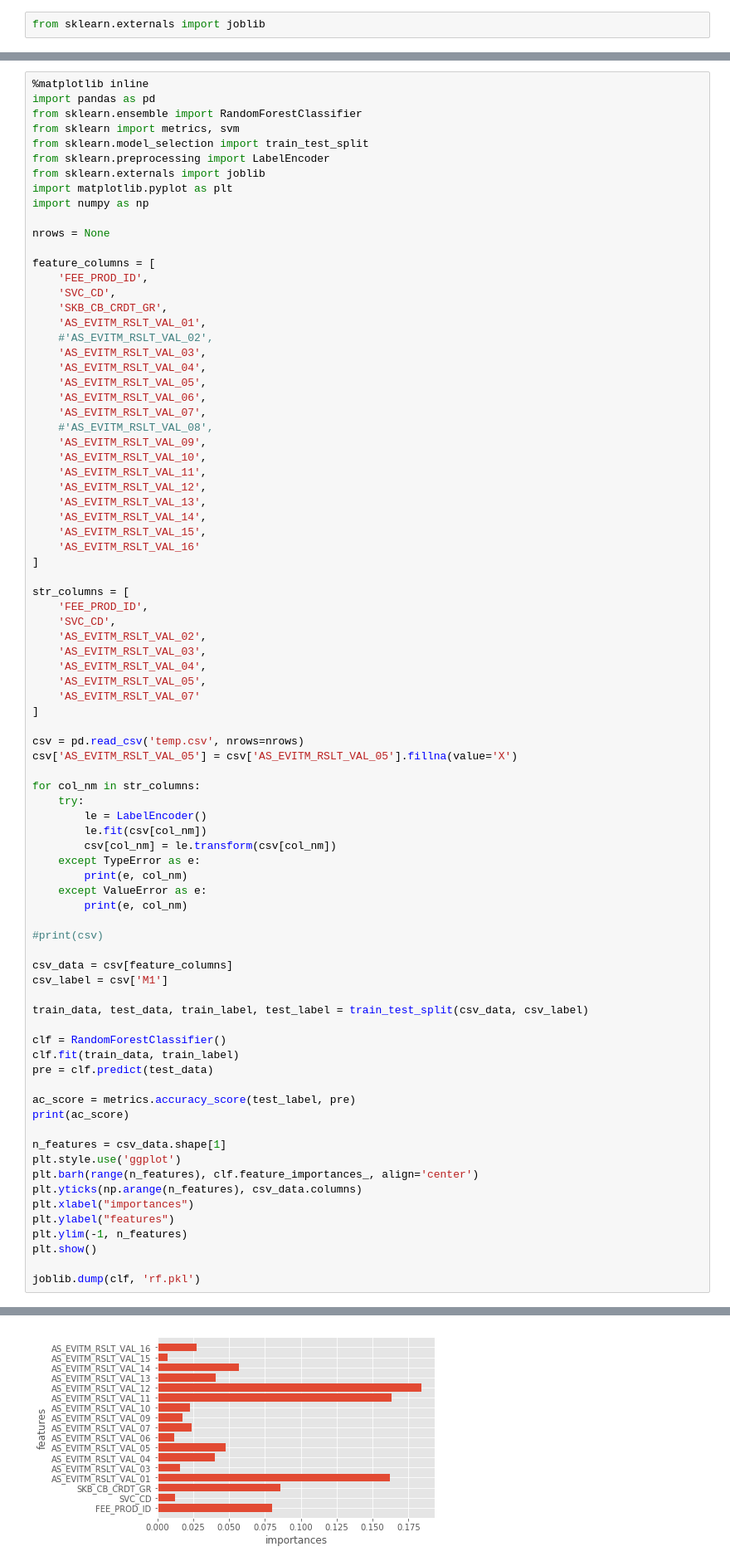
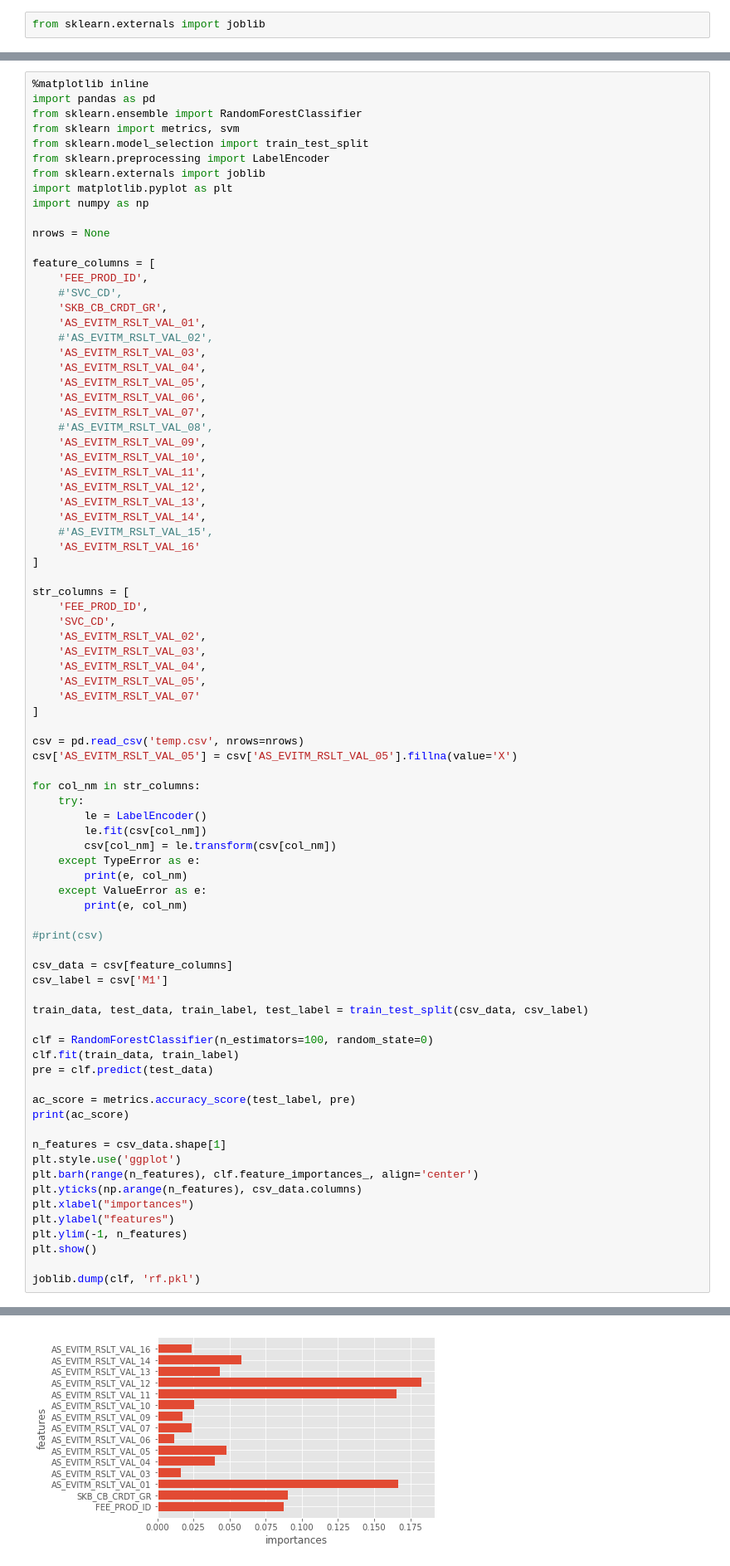
Before and after one commit to ses1430/ascb.ml, a Jupyter notebook: ascb.ipynb, the cells around one changed output, grey strips where cells are left out. Shown: that part at 83% size. Cells and saved outputs as stored; diff of their text form.

```diff
--- a/ascb.ipynb
+++ b/ascb.ipynb
@@ -136,7 +136,7 @@ nrows = None
 
 feature_columns = [
     'FEE_PROD_ID',
-    'SVC_CD',
+    #'SVC_CD',
     'SKB_CB_CRDT_GR',
     'AS_EVITM_RSLT_VAL_01',
     #'AS_EVITM_RSLT_VAL_02',
@@ -152,7 +152,7 @@ feature_columns = [
     'AS_EVITM_RSLT_VAL_12',
     'AS_EVITM_RSLT_VAL_13',
     'AS_EVITM_RSLT_VAL_14',
-    'AS_EVITM_RSLT_VAL_15',
+    #'AS_EVITM_RSLT_VAL_15',
     'AS_EVITM_RSLT_VAL_16'
 ]
 
@@ -186,7 +186,7 @@ csv_label = csv['M1']
 
 train_data, test_data, train_label, test_label = train_test_split(csv_data, csv_label)
 
-clf = RandomForestClassifier()
+clf = RandomForestClassifier(n_estimators=100, random_state=0)
 clf.fit(train_data, train_label)
 pre = clf.predict(test_data)
 
@@ -208,4 +208,4 @@ joblib.dump(clf, 'rf.pkl')
-[figure, old version]
+[figure, new version]
 ['rf.pkl']
 # %%
 clf.feature_importances_
```
Also changed, not shown: parts of 5 cells of this notebook.
